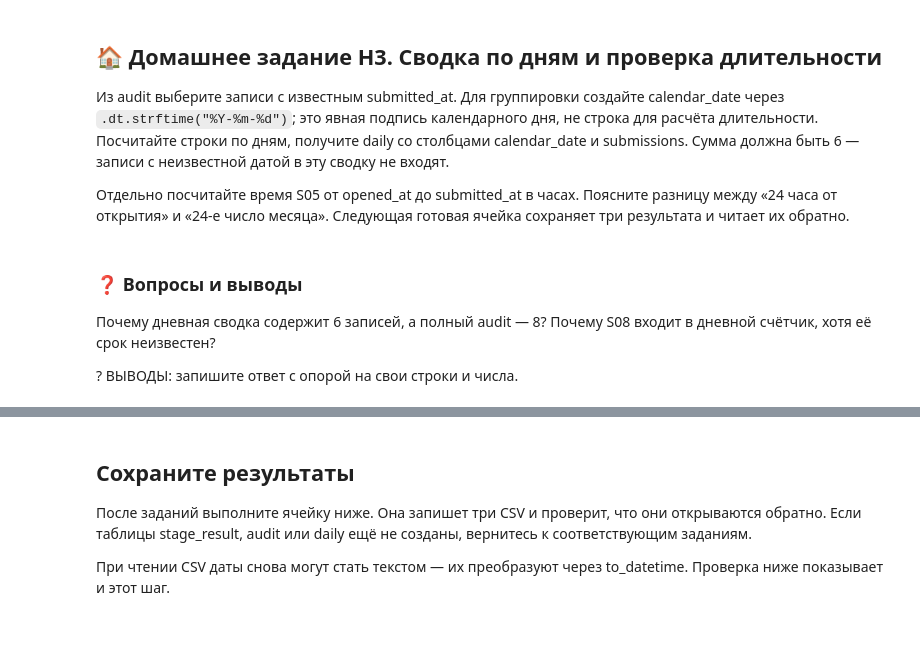
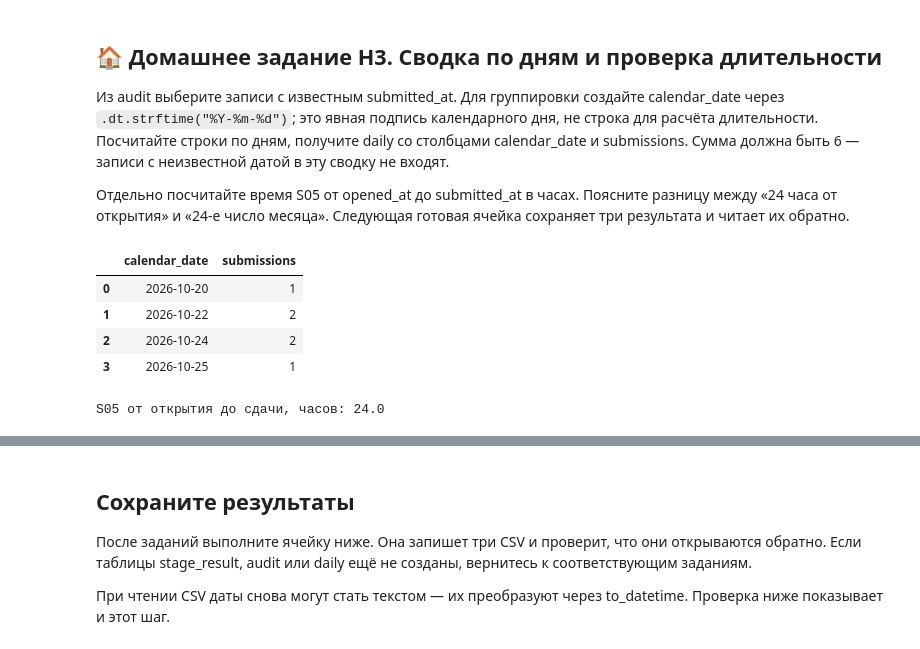
Before and after one commit to arraks1307/python-ai-course, a Jupyter notebook: homework/lesson-11/solution.ipynb, the cells around one changed output, grey strips where cells are left out. Drawn from its saved outputs; the diff is of its cells as text; code cells hidden in the pictures.

```diff
--- a/homework/lesson-11/solution.ipynb
+++ b/homework/lesson-11/solution.ipynb
@@ -700,6 +729,24 @@ pass
-# %% [markdown]
-### ❓ Вопросы и выводы
-
-Почему дневная сводка содержит 6 записей, а полный audit — 8? Почему S08 входит в дневной счётчик, хотя её срок неизвестен?
-
-? ВЫВОДЫ: запишите ответ с опорой на свои строки и числа.
+# %%
+dated = audit[audit["submitted_at"].notna()].copy()
+dated["calendar_date"] = dated["submitted_at"].dt.strftime("%Y-%m-%d")
+
+daily = (
+    dated.groupby("calendar_date")
+         .size()
+         .rename("submissions")
+         .reset_index()
+)
+display(daily)
+assert daily["submissions"].sum() == 6
+
+s05 = audit[audit["submission_id"] == "S05"].iloc[0]
+hours_open = (s05["submitted_at"] - s05["opened_at"]) / pd.Timedelta(hours=1)
+print("S05 от открытия до сдачи, часов:", hours_open)
+hours_from_open = (audit["submitted_at"] - audit["opened_at"]) / pd.Timedelta(hours=1)
+# %% [output]
+|  | calendar_date | submissions |
+| 0 | 2026-10-20 | 1 |
+| 1 | 2026-10-22 | 2 |
+| 2 | 2026-10-24 | 2 |
+| 3 | 2026-10-25 | 1 |
+S05 от открытия до сдачи, часов: 24.0
```
Also changed, not shown: parts of 11 cells of this notebook.
